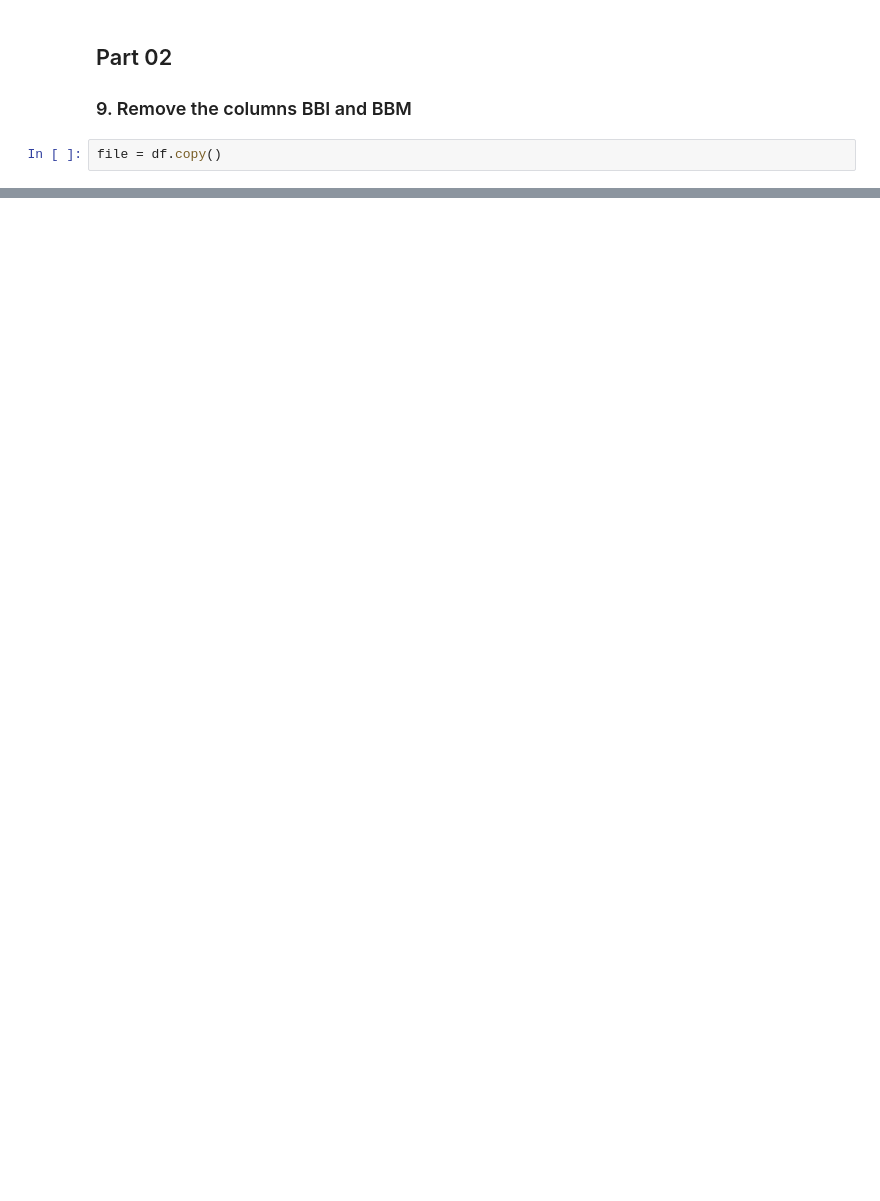
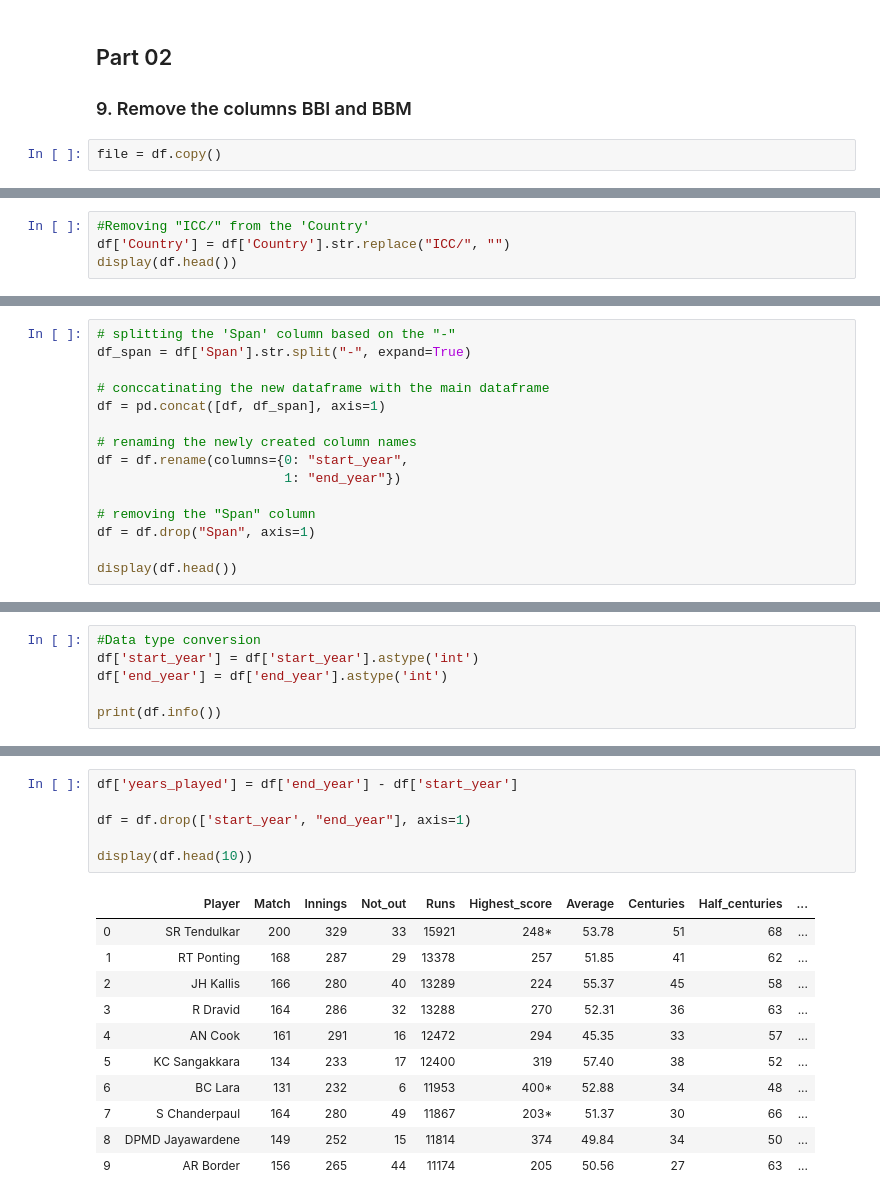
Before and after one commit to nabilatajrin/test-cricket-analysis, a Jupyter notebook: test_cricket_analysis.ipynb, the cells around one changed output, grey strips where cells are left out. Saved outputs shown, nothing was run; the diff lists cells and outputs as text; blank space fills up the shorter version.

```diff
--- a/test_cricket_analysis.ipynb
+++ b/test_cricket_analysis.ipynb
@@ -235,0 +352,4 @@ Number of players who played for ICC: 97
+# %%
+#Removing "ICC/" from the 'Country'
+df['Country'] = df['Country'].str.replace("ICC/", "")
+display(df.head())
@@ -235,0 +365,15 @@ Number of players who played for ICC: 97
+# %%
+# splitting the 'Span' column based on the "-"
+df_span = df['Span'].str.split("-", expand=True)
+
+# conccatinating the new dataframe with the main dataframe
+df = pd.concat([df, df_span], axis=1)
+
+# renaming the newly created column names
+df = df.rename(columns={0: "start_year",
+                        1: "end_year"})
+
+# removing the "Span" column
+df = df.drop("Span", axis=1)
+
+display(df.head())
@@ -235,0 +409,6 @@ Number of players who played for ICC: 97
+# %%
+#Data type conversion
+df['start_year'] = df['start_year'].astype('int')
+df['end_year'] = df['end_year'].astype('int')
+
+print(df.info())
@@ -235,0 +436,18 @@ Number of players who played for ICC: 97
+# %%
+df['years_played'] = df['end_year'] - df['start_year']
+
+df = df.drop(['start_year', "end_year"], axis=1)
+
+display(df.head(10))
+# %% [output]
+|  | Player | Match | Innings | Not_out | Runs | Highest_score | Average | Centuries | Half_centuries | ... |
+| 0 | SR Tendulkar | 200 | 329 | 33 | 15921 | 248* | 53.78 | 51 | 68 | ... |
+| 1 | RT Ponting | 168 | 287 | 29 | 13378 | 257 | 51.85 | 41 | 62 | ... |
+| 2 | JH Kallis | 166 | 280 | 40 | 13289 | 224 | 55.37 | 45 | 58 | ... |
+| 3 | R Dravid | 164 | 286 | 32 | 13288 | 270 | 52.31 | 36 | 63 | ... |
+| 4 | AN Cook | 161 | 291 | 16 | 12472 | 294 | 45.35 | 33 | 57 | ... |
+| 5 | KC Sangakkara | 134 | 233 | 17 | 12400 | 319 | 57.40 | 38 | 52 | ... |
+| 6 | BC Lara | 131 | 232 | 6 | 11953 | 400* | 52.88 | 34 | 48 | ... |
+| 7 | S Chanderpaul | 164 | 280 | 49 | 11867 | 203* | 51.37 | 30 | 66 | ... |
+| 8 | DPMD Jayawardene | 149 | 252 | 15 | 11814 | 374 | 49.84 | 34 | 50 | ... |
+| 9 | AR Border | 156 | 265 | 44 | 11174 | 205 | 50.56 | 27 | 63 | ... |
```
Also changed, not shown: parts of 23 cells of this notebook.
